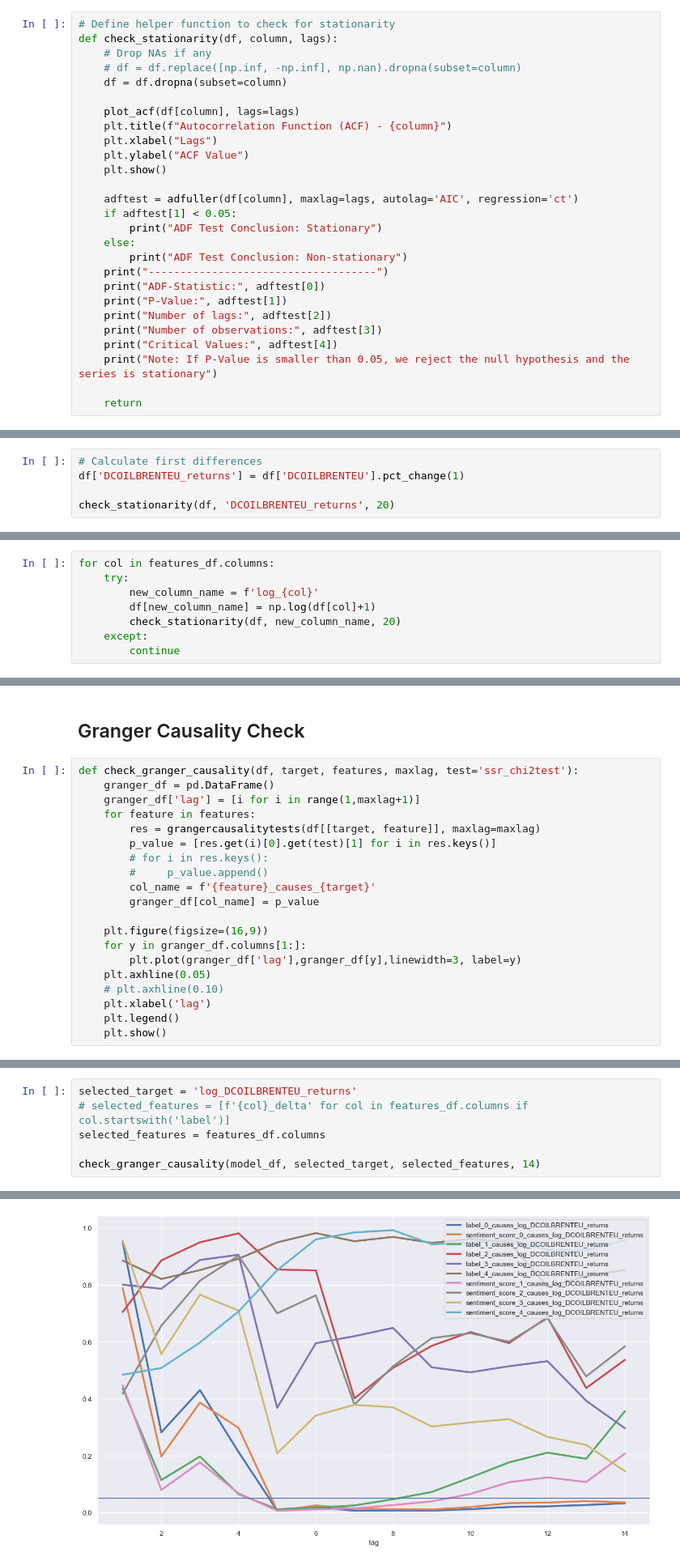
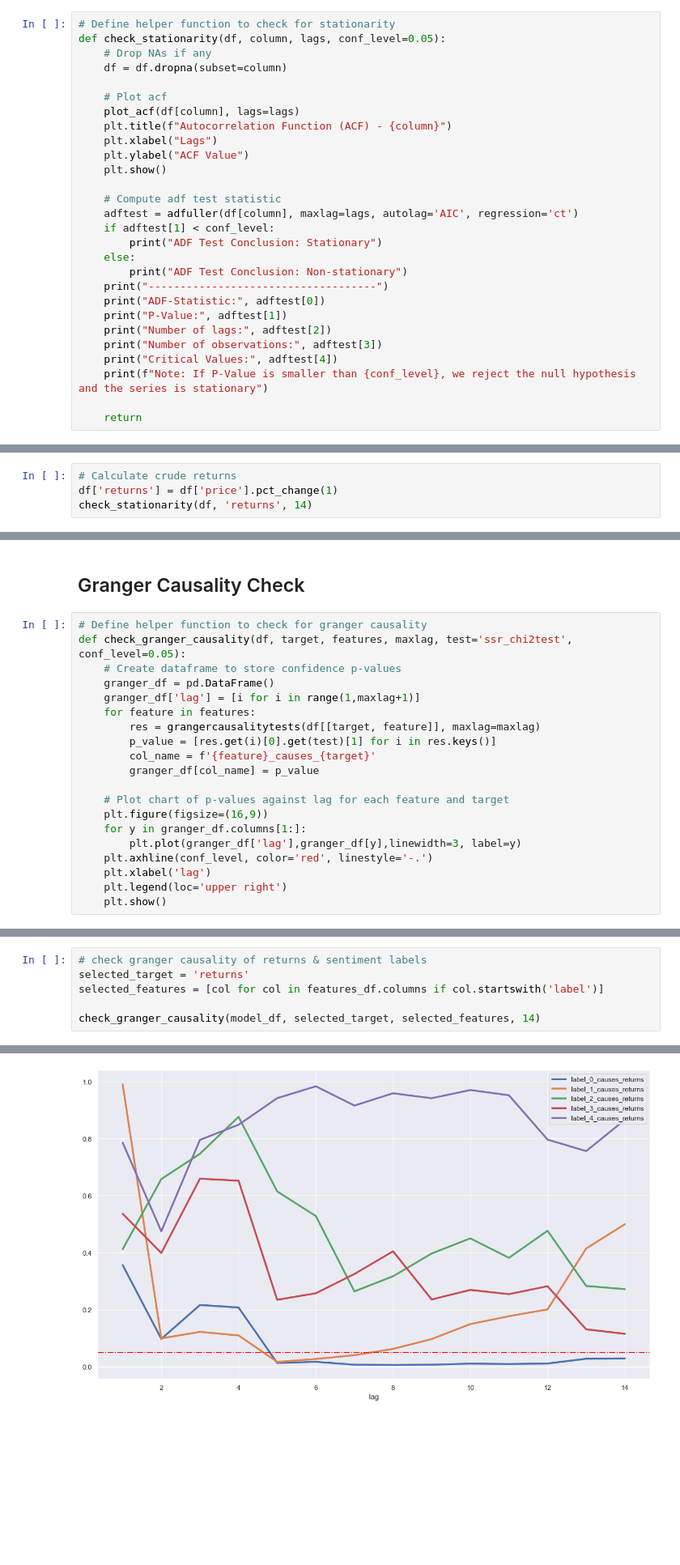
Before and after one commit to patricia-van/Oil-Price-Prediction-using-Tweets, a Jupyter notebook: modelling.ipynb, the cells around one changed output, grey strips where cells are left out. Shown at 81% size. Cells and saved outputs as stored; diff of their text form; blank space fills up the shorter version.

```diff
--- a/modelling.ipynb
+++ b/modelling.ipynb
@@ -182,19 +220,20 @@ plt.show()
 ## Stationarity Check
 # %%
 # Define helper function to check for stationarity
-def check_stationarity(df, column, lags):
+def check_stationarity(df, column, lags, conf_level=0.05):
     # Drop NAs if any
-    # df = df.replace([np.inf, -np.inf], np.nan).dropna(subset=column)
     df = df.dropna(subset=column)
 
+    # Plot acf
     plot_acf(df[column], lags=lags)
     plt.title(f"Autocorrelation Function (ACF) - {column}")
     plt.xlabel("Lags")
     plt.ylabel("ACF Value")
     plt.show()
 
+    # Compute adf test statistic
     adftest = adfuller(df[column], maxlag=lags, autolag='AIC', regression='ct')
-    if adftest[1] < 0.05:
+    if adftest[1] < conf_level:
         print("ADF Test Conclusion: Stationary")
     else:
         print("ADF Test Conclusion: Non-stationary")
@@ -204,7 +243,7 @@ def check_stationarity(df, column, lags):
     print("Number of lags:", adftest[2])
     print("Number of observations:", adftest[3])
     print("Critical Values:", adftest[4])
-    print("Note: If P-Value is smaller than 0.05, we reject the null hypothesis and the series is stationary")
+    print(f"Note: If P-Value is smaller than {conf_level}, we reject the null hypothesis and the series is stationary")
 
     return
 # %%
@@ -221,7 +260,6 @@ Critical Values: {'1%': -3.978457095856303, '5%': -3.4200151141722914, '10%': -3
 Note: If P-Value is smaller than 0.05, we reject the null hypothesis and the series is stationary
 # %%
-# Calculate first differences
-df['DCOILBRENTEU_returns'] = df['DCOILBRENTEU'].pct_change(1)
-
-check_stationarity(df, 'DCOILBRENTEU_returns', 20)
+# Calculate crude returns
+df['returns'] = df['price'].pct_change(1)
+check_stationarity(df, 'returns', 14)
 # %% [output]
@@ -294,10 +332,2 @@ Critical Values: {'1%': -3.978457095856303, '5%': -3.4200151141722914, '10%': -3
 Note: If P-Value is smaller than 0.05, we reject the null hypothesis and the series is stationary
 ... (8 outputs left out)
-# %%
-for col in features_df.columns:
-    try:
-        new_column_name = f'log_{col}'
-        df[new_column_name] = np.log(df[col]+1)
-        check_stationarity(df, new_column_name, 20)
-    except:
-        continue
@@ -360,24 +334,24 @@ Note: If P-Value is smaller than 0.05, we reject the null hypothesis and the ser
 # %% [markdown]
 ## Granger Causality Check
 # %%
-def check_granger_causality(df, target, features, maxlag, test='ssr_chi2test'):
+# Define helper function to check for granger causality
+def check_granger_causality(df, target, features, maxlag, test='ssr_chi2test', conf_level=0.05):
+    # Create dataframe to store confidence p-values
     granger_df = pd.DataFrame()
     granger_df['lag'] = [i for i in range(1,maxlag+1)]
     for feature in features:
         res = grangercausalitytests(df[[target, feature]], maxlag=maxlag)
         p_value = [res.get(i)[0].get(test)[1] for i in res.keys()]
-        # for i in res.keys():
-        #     p_value.append()
         col_name = f'{feature}_causes_{target}'
         granger_df[col_name] = p_value
 
+    # Plot chart of p-values against lag for each feature and target
     plt.figure(figsize=(16,9))
     for y in granger_df.columns[1:]:
         plt.plot(granger_df['lag'],granger_df[y],linewidth=3, label=y)
-    plt.axhline(0.05)
-    # plt.axhline(0.10)
+    plt.axhline(conf_level, color='red', linestyle='-.')
     plt.xlabel('lag')
-    plt.legend()
+    plt.legend(loc='upper right')
     plt.show()
 # %%
 model_df = df.dropna()
@@ -410,7 +383,7 @@ parameter F test:         F=0.4225  , p=0.9676  , df_denom=434, df_num=14
 # %%
-selected_target = 'log_DCOILBRENTEU_returns'
-# selected_features = [f'{col}_delta' for col in features_df.columns if col.startswith('label')]
-selected_features = features_df.columns
+# check granger causality of returns & sentiment labels
+selected_target = 'returns'
+selected_features = [col for col in features_df.columns if col.startswith('label')]
 
 check_granger_causality(model_df, selected_target, selected_features, 14)
 # %% [output]
@@ -434 +407 @@ parameter F test:         F=0.4253  , p=0.9666  , df_denom=434, df_num=14
-[figure, old version]
+[figure, new version]
```
Also changed, not shown: parts of 30 cells of this notebook.
